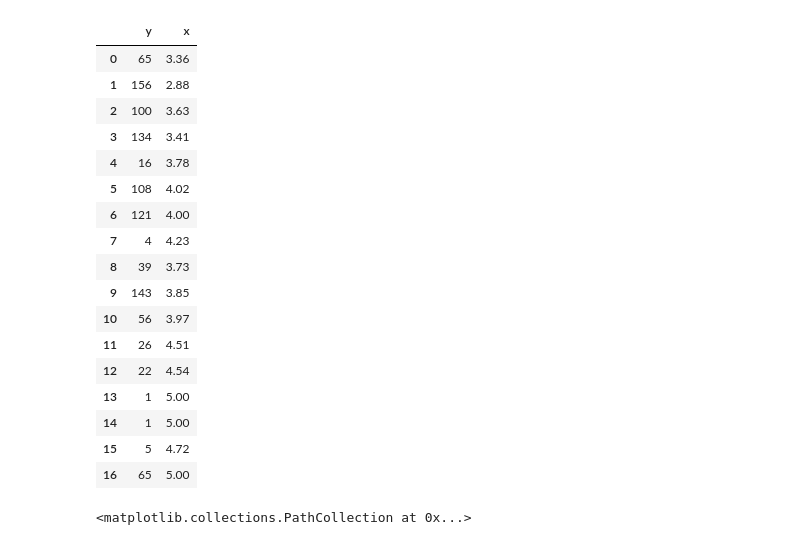
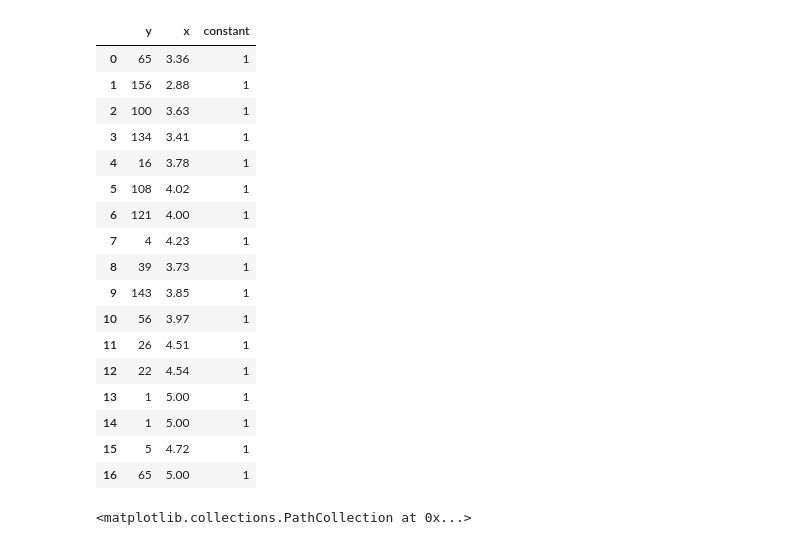
Before and after one commit to ilijavishinov/Masters_GLM, a Jupyter notebook: chapter_4/exercise_4_2.ipynb, the cells around one changed output. Drawn from its saved outputs; the diff is of its cells as text; code cells hidden in the pictures.

```diff
--- a/chapter_4/exercise_4_2.ipynb
+++ b/chapter_4/exercise_4_2.ipynb
@@ -1,27 +1,28 @@
 # %%
 import pandas as pd
 import matplotlib.pyplot as plt
 df = pd.read_excel('data_4_2.xlsx')
+df['constant'] = 1
 df
 # %% [output]
-|  | y | x |
-| 0 | 65 | 3.36 |
-| 1 | 156 | 2.88 |
-| 2 | 100 | 3.63 |
-| 3 | 134 | 3.41 |
-| 4 | 16 | 3.78 |
-| 5 | 108 | 4.02 |
-| 6 | 121 | 4.00 |
-| 7 | 4 | 4.23 |
-| 8 | 39 | 3.73 |
-| 9 | 143 | 3.85 |
-| 10 | 56 | 3.97 |
-| 11 | 26 | 4.51 |
-| 12 | 22 | 4.54 |
-| 13 | 1 | 5.00 |
-| 14 | 1 | 5.00 |
-| 15 | 5 | 4.72 |
-| 16 | 65 | 5.00 |
+|  | y | x | constant |
+| 0 | 65 | 3.36 | 1 |
+| 1 | 156 | 2.88 | 1 |
+| 2 | 100 | 3.63 | 1 |
+| 3 | 134 | 3.41 | 1 |
+| 4 | 16 | 3.78 | 1 |
+| 5 | 108 | 4.02 | 1 |
+| 6 | 121 | 4.00 | 1 |
+| 7 | 4 | 4.23 | 1 |
+| 8 | 39 | 3.73 | 1 |
+| 9 | 143 | 3.85 | 1 |
+| 10 | 56 | 3.97 | 1 |
+| 11 | 26 | 4.51 | 1 |
+| 12 | 22 | 4.54 | 1 |
+| 13 | 1 | 5.00 | 1 |
+| 14 | 1 | 5.00 | 1 |
+| 15 | 5 | 4.72 | 1 |
+| 16 | 65 | 5.00 | 1 |
 # %%
 plt.scatter(df['x'], df['y'])
 # %% [output]
```
Also changed, not shown: parts of 11 cells of this notebook, 2 other files.
